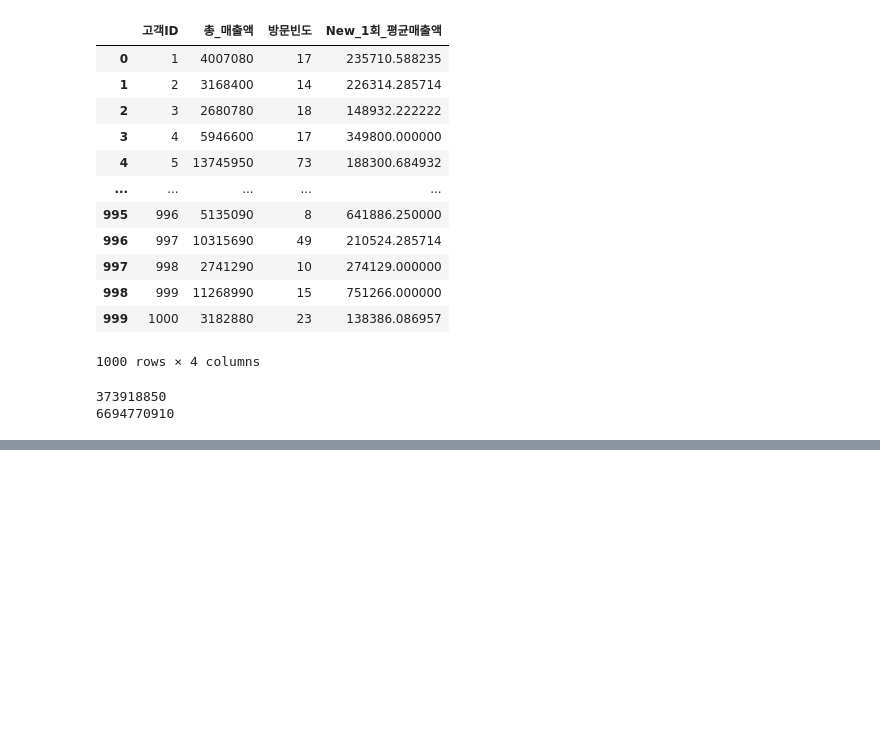
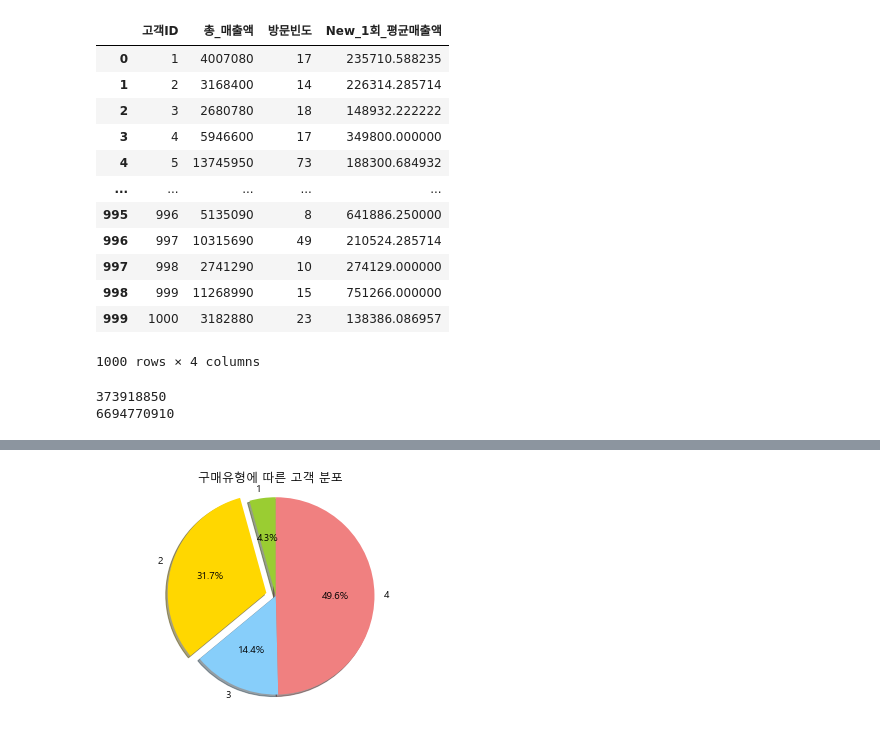
Before and after one commit to starfishkenny/Python, a Jupyter notebook: 20210328_Statistics for Marketing(2).ipynb, the cells around one changed output, grey strips where cells are left out. Drawn from its saved outputs; the diff is of its cells as text; code cells hidden in the pictures; blank space fills up the shorter version.

```diff
--- a/20210328_Statistics for Marketing(2).ipynb
+++ b/20210328_Statistics for Marketing(2).ipynb
@@ -205,0 +262,16 @@ print(sum(non_churn_customer.총_매출액))
+# %%
+
+# 파이차트 속성 지정
+labels = ['1','2','3','4']
+sizes = [43, 317, 144, 496]
+colors = ['yellowgreen','gold','lightskyblue','lightcoral']
+explode = (0,0.1,0,0)
+
+# 파이차트 작성
+# explode -> 특정 그룹에 대해 시각적인 분리 수준 결정 / autopct -> 각 범주가 데이터에서 차지하는 비율을 파이차트 위에 표현 / startangle -> 시작점 설정
+plt.pie(sizes, explode=explode, labels=labels, colors=colors, autopct='%1.1f%%', shadow=True, startangle=90) #%1.1f%% -> 소수점 한 자리 방식의 % 표기를 한다는 의미
+plt.axis('equal')
+plt.title('구매유형에 따른 고객 분포')
+plt.show()
+# %% [output]
+[figure, added]
```
Also changed, not shown: parts of 5 cells of this notebook.
